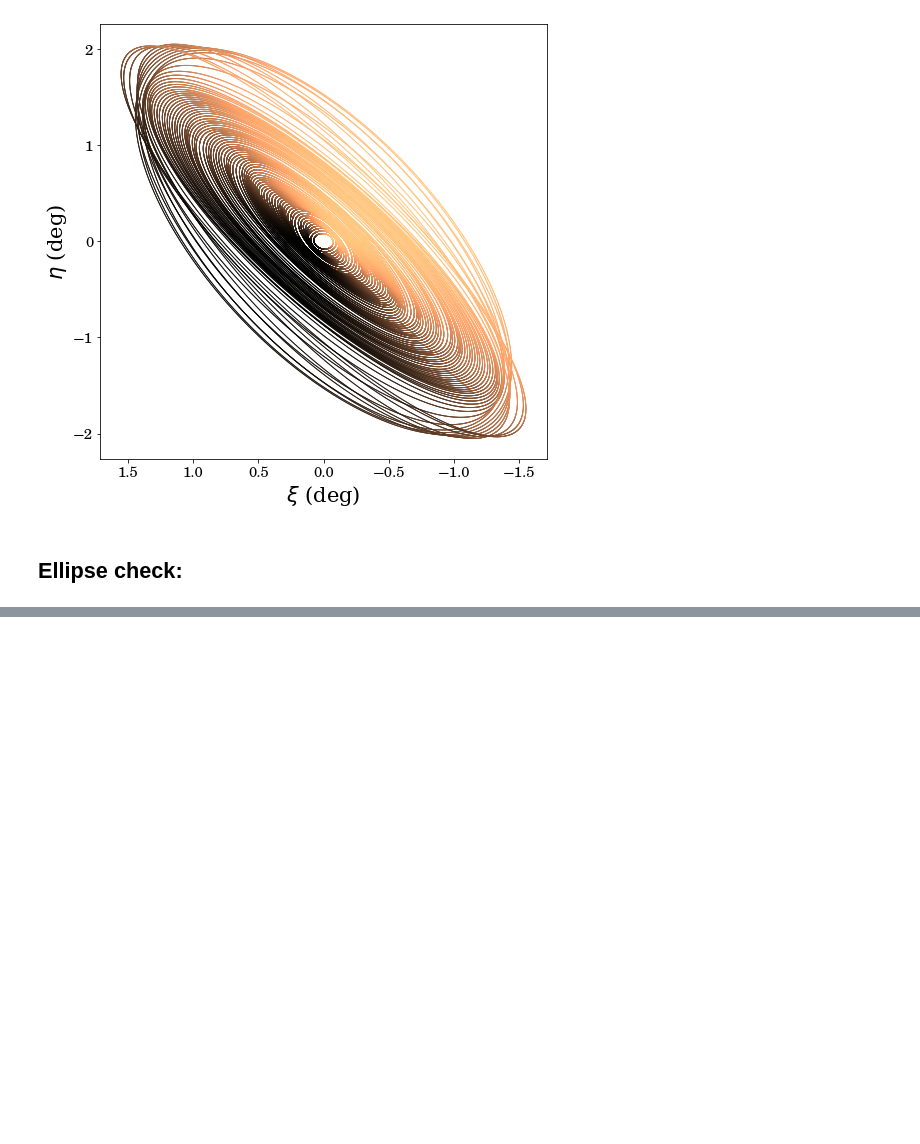
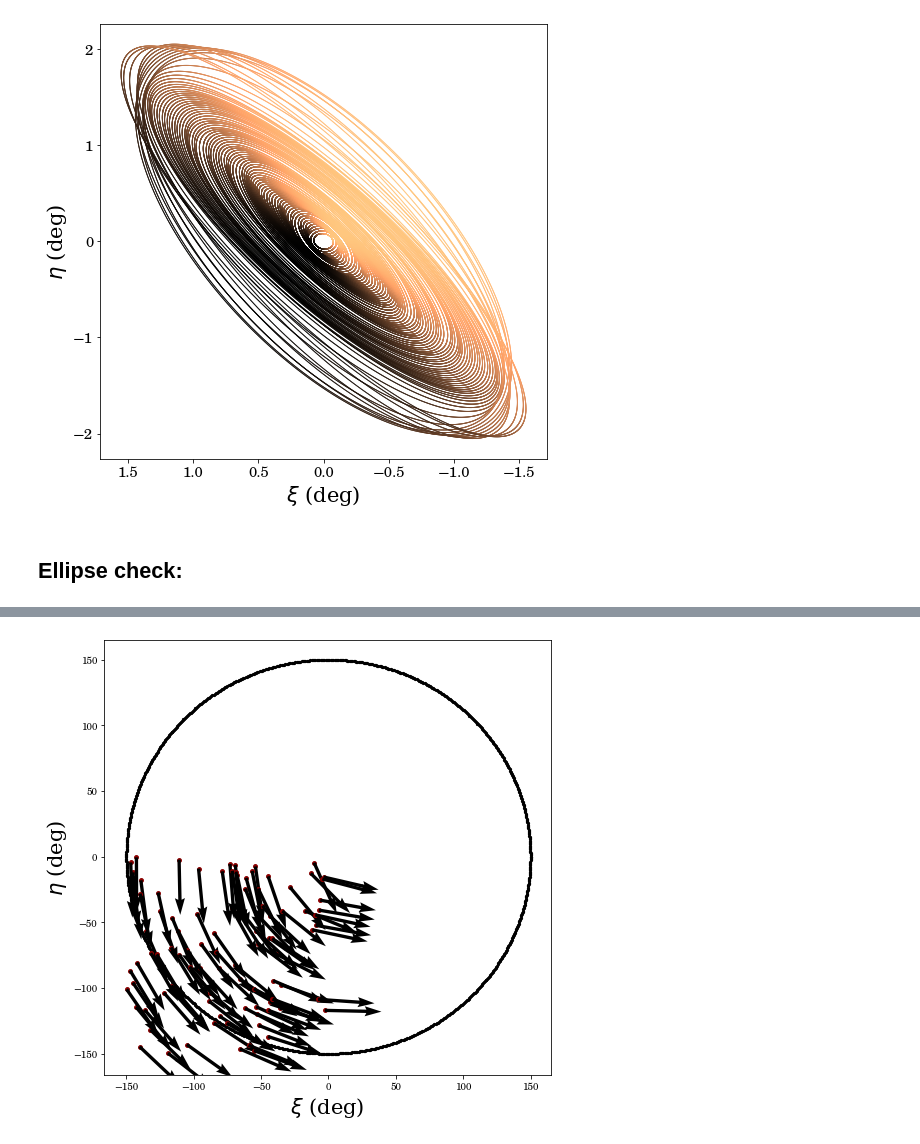
Before and after one commit to SamuelLimbo/AndromedaProperMotion, a Jupyter notebook: DiscModel.ipynb, the cells around one changed output, grey strips where cells are left out. Cells and saved outputs as stored; diff of their text form; code cells hidden in the pictures; blank space fills up the shorter version.

```diff
--- a/DiscModel.ipynb
+++ b/DiscModel.ipynb
@@ -204,0 +270,47 @@ plt.show()
+# %%
+def Angle02pi(angle, x, y, vel):
+    velcom = []
+    if x < 0 and y > 0:
+        angle = (np.pi/2 + angle) + np.pi/2
+    if x < 0 and y < 0:
+        angle += np.pi
+    if x > 0 and y < 0:
+        angle += 2*np.pi
+    else:
+        angle *= 1
+
+    velcom.append(-vel*np.sin(angle))
+    velcom.append(vel*np.cos(angle))
+
+    return velcom
+# %%
+#Create some empty lists and an angle allowing us to plot ellipses
+ttest  = np.linspace(0, 2*np.pi, 1000)
+xtest, ytest = [], []
+velo   = 42.0
+velcom = []
+
+XRanD, YRanD = [], []
+
+#The x, y, z lists will be lists of lists for each radius and we already make the inclination transformation
+xtest.append(150*np.cos(ttest))
+ytest.append(150*np.sin(ttest))
+
+#Random numbers for the test
+for i in range(100):
+    XRanD.append(random.uniform(-1, 0)*150)
+    YRanD.append(random.uniform(-1, 0)*150)
+    AnglE  = np.arctan(YRanD[i]/XRanD[i])
+    velcom.append(Angle02pi(AnglE, XRanD[i], YRanD[i], velo))
+
+plt.figure(figsize=(8, 8))
+plt.scatter(xtest, ytest, c='black', s=5)
+for i in range(len(XRanD)):
+    plt.scatter(XRanD[i], YRanD[i], c='darkred', s=15)
+    plt.quiver(XRanD[i], YRanD[i], velcom[i][0], velcom[i][1], angles='xy', scale_units='xy', scale=1)
+plt.xlabel(r'$\xi$ (deg)', fontname = 'Serif', size = 21)
+plt.ylabel(r'$\eta$ (deg)', fontname = 'Serif', size = 21)
+#plt.gca().invert_xaxis()
+plt.show()
+# %% [output]
+[figure, added]
```
Also changed, not shown: parts of 12 cells of this notebook.
